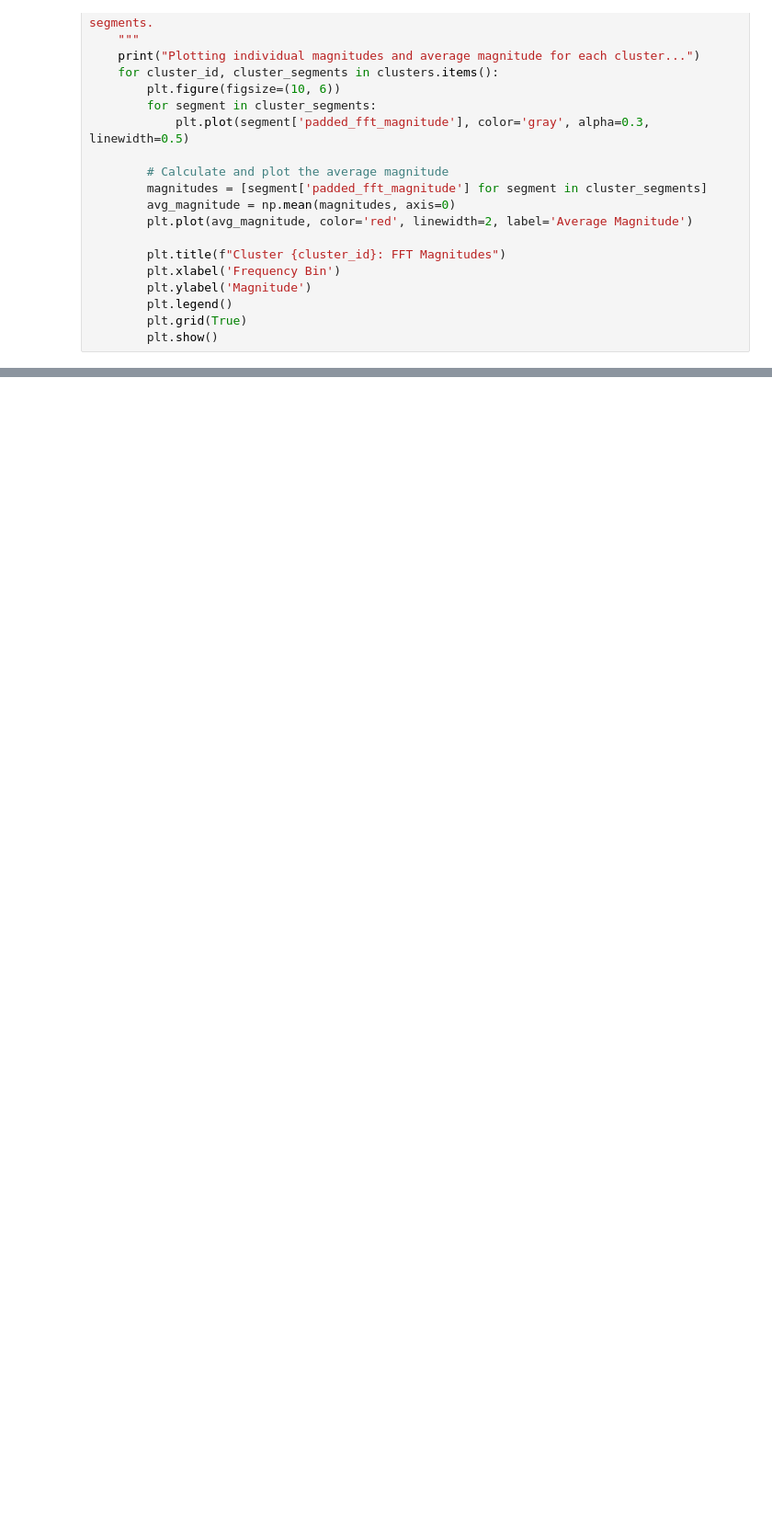
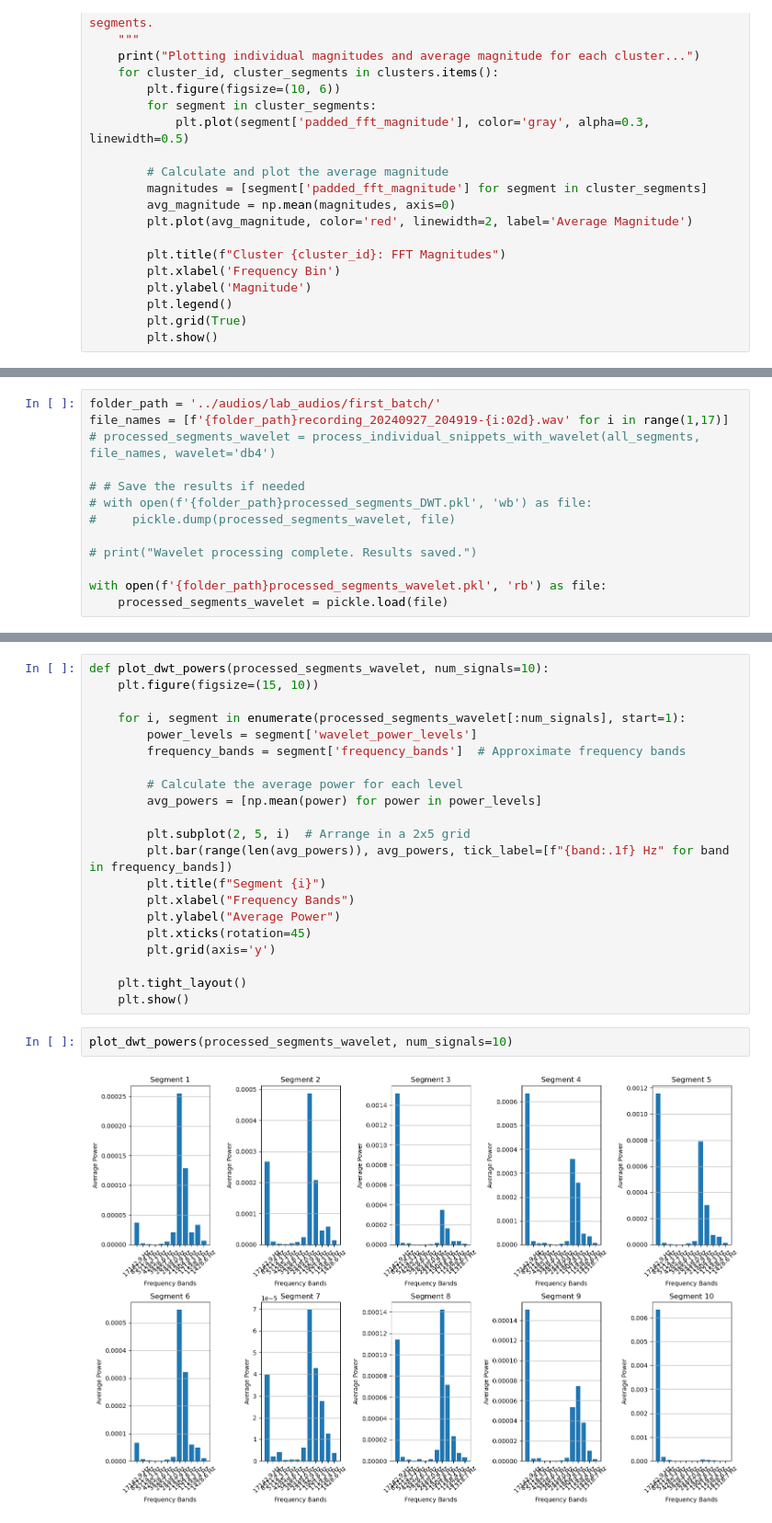
Before and after one commit to drkrs919/owlVocalization, a Jupyter notebook: scripts/separateWorkflow.ipynb, the cells around one changed output, grey strips where cells are left out. Shown at 92% size. Drawn from its saved outputs; the diff is of its cells as text; blank space fills up the shorter version.

```diff
--- a/scripts/separateWorkflow.ipynb
+++ b/scripts/separateWorkflow.ipynb
@@ -407,0 +396,13 @@ Plotting individual magnitudes and average magnitude for each cluster...
+# %%
+folder_path = '../audios/lab_audios/first_batch/'
+file_names = [f'{folder_path}recording_20240927_204919-{i:02d}.wav' for i in range(1,17)]
+# processed_segments_wavelet = process_individual_snippets_with_wavelet(all_segments, file_names, wavelet='db4')
+
+# # Save the results if needed
+# with open(f'{folder_path}processed_segments_DWT.pkl', 'wb') as file:
+#     pickle.dump(processed_segments_wavelet, file)
+
+# print("Wavelet processing complete. Results saved.")
+
+with open(f'{folder_path}processed_segments_wavelet.pkl', 'rb') as file:
+    processed_segments_wavelet = pickle.load(file)
@@ -407,0 +427,25 @@ Plotting individual magnitudes and average magnitude for each cluster...
+# %%
+def plot_dwt_powers(processed_segments_wavelet, num_signals=10):
+    plt.figure(figsize=(15, 10))
+
+    for i, segment in enumerate(processed_segments_wavelet[:num_signals], start=1):
+        power_levels = segment['wavelet_power_levels']
+        frequency_bands = segment['frequency_bands']  # Approximate frequency bands
+
+        # Calculate the average power for each level
+        avg_powers = [np.mean(power) for power in power_levels]
+
+        plt.subplot(2, 5, i)  # Arrange in a 2x5 grid
+        plt.bar(range(len(avg_powers)), avg_powers, tick_label=[f"{band:.1f} Hz" for band in frequency_bands])
+        plt.title(f"Segment {i}")
+        plt.xlabel("Frequency Bands")
+        plt.ylabel("Average Power")
+        plt.xticks(rotation=45)
+        plt.grid(axis='y')
+
+    plt.tight_layout()
+    plt.show()
+# %%
+plot_dwt_powers(processed_segments_wavelet, num_signals=10)
+# %% [output]
+[figure, added]
```
Also changed, not shown: parts of 21 cells of this notebook.
